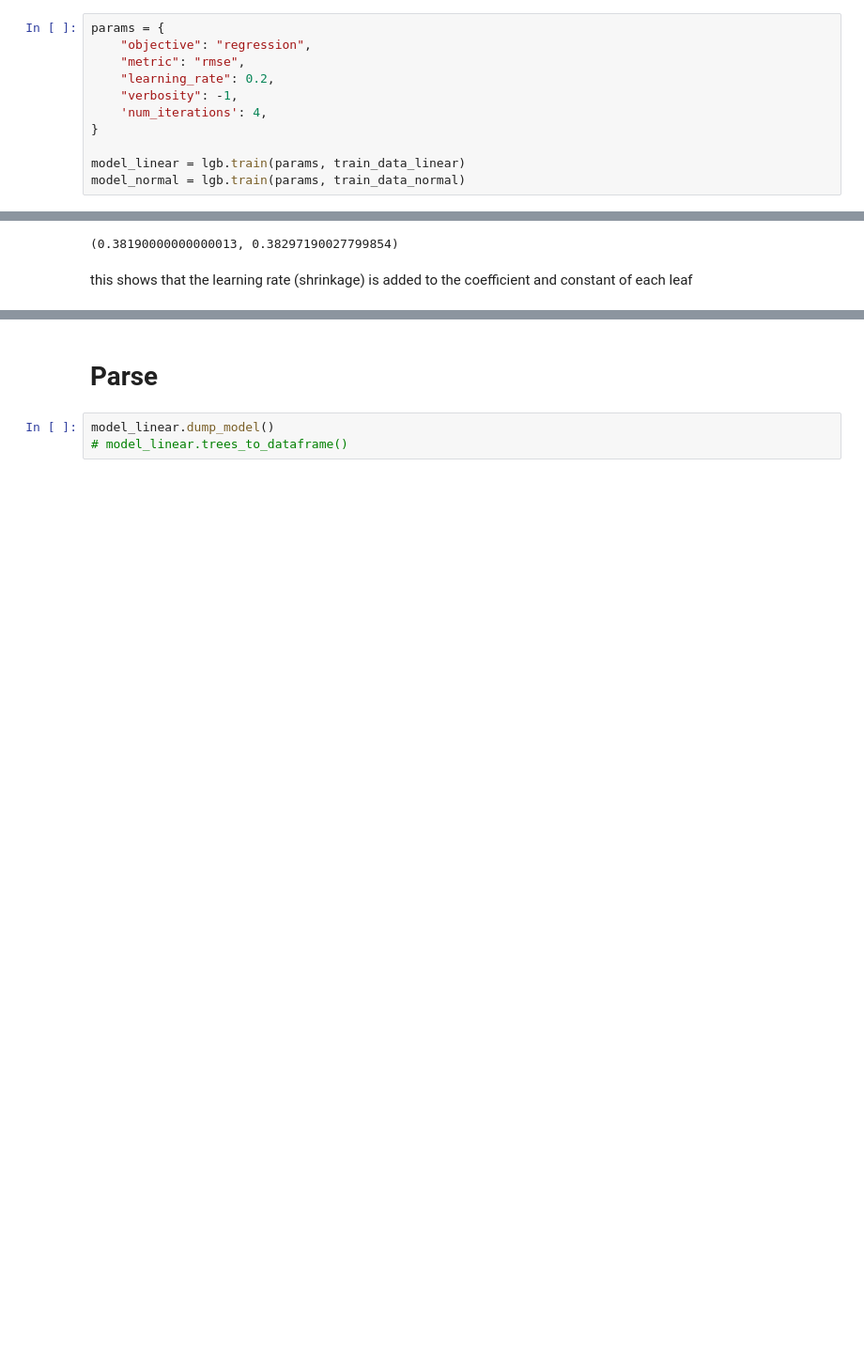
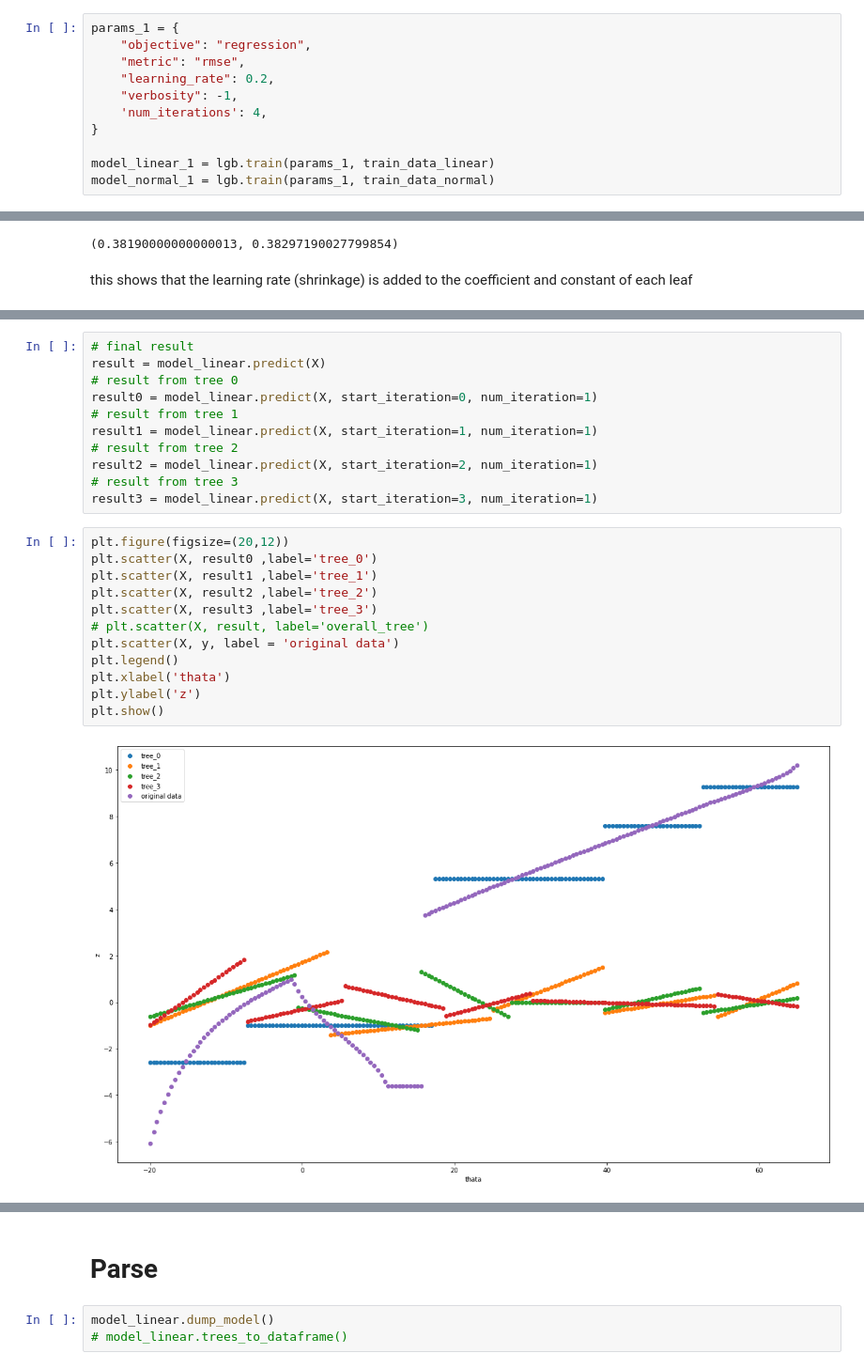
Before and after one commit to linshumeng/OMLT_ML, a Jupyter notebook: LightGBM_observation.ipynb, the cells around one changed output, grey strips where cells are left out. Shown: that part at 94% size. Drawn from its saved outputs; the diff is of its cells as text; blank space fills up the shorter version.

Commit message:
visualization

```diff
--- a/LightGBM_observation.ipynb
+++ b/LightGBM_observation.ipynb
@@ -148,7 +148,7 @@ reg1.coef_, reg1.intercept_
 # %% [markdown]
 # How result is generated from each tree
 # %%
-params = {
+params_1 = {
     "objective": "regression",
     "metric": "rmse",
     "learning_rate": 0.2,
@@ -156,7 +156,7 @@ params = {
     'num_iterations': 4,
 }
 
-model_linear = lgb.train(params, train_data_linear)
-model_normal = lgb.train(params, train_data_normal)
+model_linear_1 = lgb.train(params_1, train_data_linear)
+model_normal_1 = lgb.train(params_1, train_data_normal)
 # %%
 # final result
@@ -191,0 +194,25 @@ this shows that the learning rate (shrinkage) is added to the coefficient and co
+# %%
+# final result
+result = model_linear.predict(X)
+# result from tree 0
+result0 = model_linear.predict(X, start_iteration=0, num_iteration=1)
+# result from tree 1
+result1 = model_linear.predict(X, start_iteration=1, num_iteration=1)
+# result from tree 2
+result2 = model_linear.predict(X, start_iteration=2, num_iteration=1)
+# result from tree 3
+result3 = model_linear.predict(X, start_iteration=3, num_iteration=1)
+# %%
+plt.figure(figsize=(20,12))
+plt.scatter(X, result0 ,label='tree_0')
+plt.scatter(X, result1 ,label='tree_1')
+plt.scatter(X, result2 ,label='tree_2')
+plt.scatter(X, result3 ,label='tree_3')
+# plt.scatter(X, result, label='overall_tree')
+plt.scatter(X, y, label = 'original data')
+plt.legend()
+plt.xlabel('thata')
+plt.ylabel('z')
+plt.show()
+# %% [output]
+[figure, added]
```
Also changed, not shown: parts of 8 cells of this notebook.
